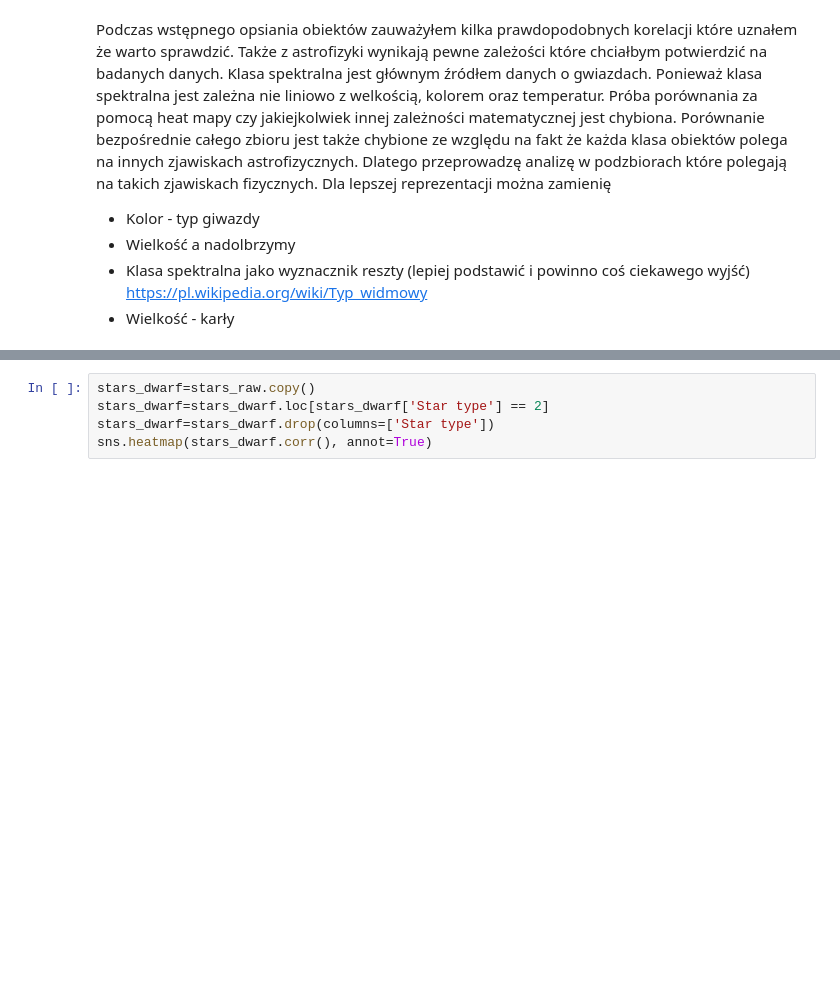
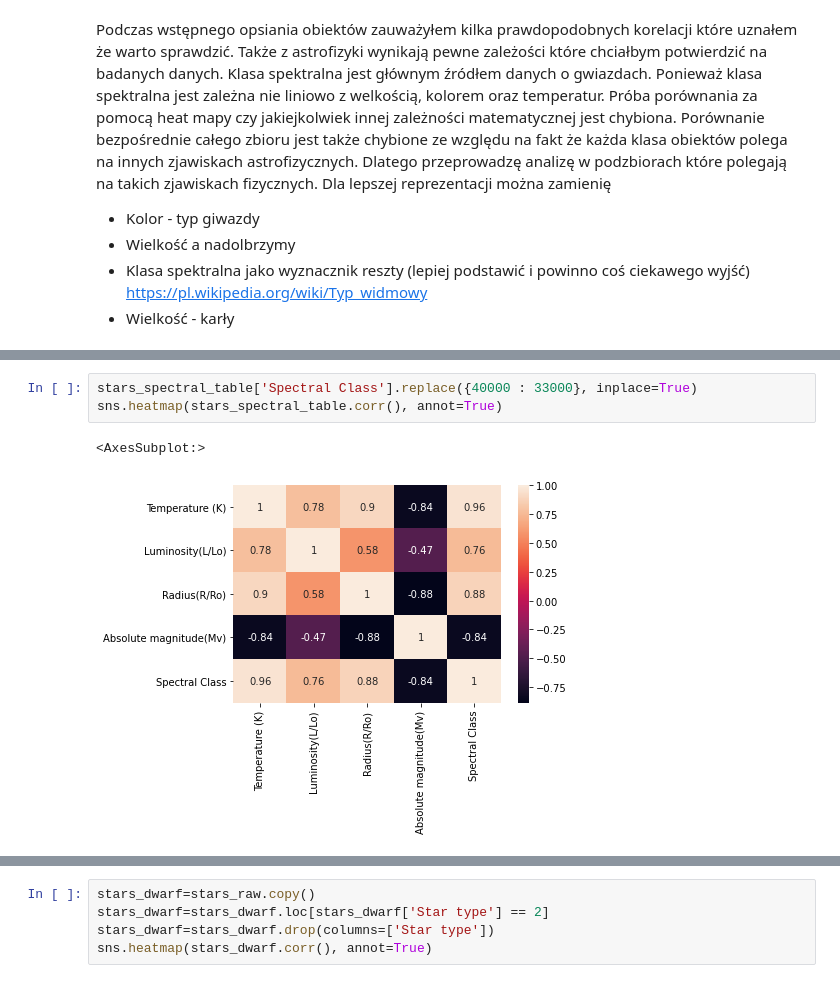
Before and after one commit to dawidbieniek/Projekt_PRiAD, a Jupyter notebook: Raport.ipynb, the cells around one changed output, grey strips where cells are left out. Cells and saved outputs as stored; diff of their text form; blank space fills up the shorter version.

```diff
--- a/Raport.ipynb
+++ b/Raport.ipynb
@@ -363,0 +393,6 @@ memory usage: 200.0 bytes
+# %%
+stars_spectral_table['Spectral Class'].replace({40000 : 33000}, inplace=True)
+sns.heatmap(stars_spectral_table.corr(), annot=True)
+# %% [output]
+<AxesSubplot:>
+[figure, added]
```
Also changed, not shown: parts of 17 cells of this notebook.
